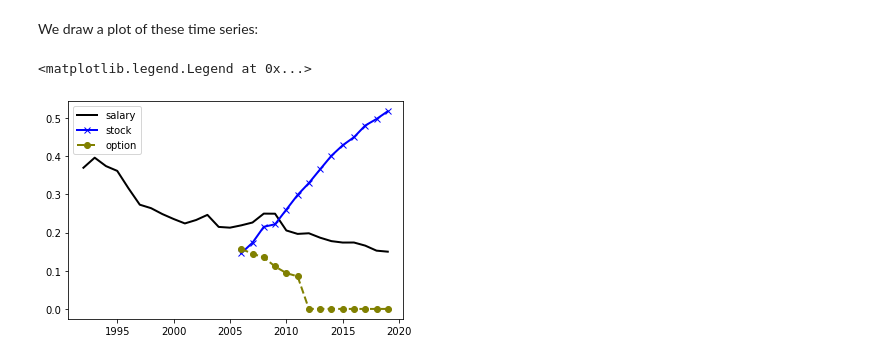
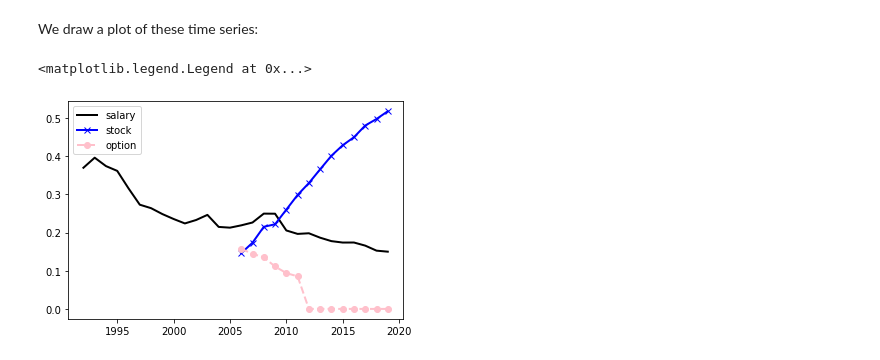
Before and after one commit to diengiau/py18plus, a Jupyter notebook: 11_execucomp.ipynb, the cells around one changed output. Saved outputs shown, nothing was run; the diff lists cells and outputs as text; code cells hidden in the pictures.

```diff
--- a/11_execucomp.ipynb
+++ b/11_execucomp.ipynb
@@ -237,10 +239,10 @@ We draw a plot of these time series:
 # %%
 import matplotlib.pyplot as plt
 
 plt.plot('year', 'salary_pct', data=CompComponent, marker='', color='black', linewidth=2,label="salary")
 plt.plot('year', 'stock_pct', data=CompComponent, marker='x', color='blue', linewidth=2, label="stock")
-plt.plot('year', 'option_pct', data=CompComponent, marker='o', color='olive', linewidth=2, linestyle='dashed', label="option")
+plt.plot('year', 'option_pct', data=CompComponent, marker='o', color='pink', linewidth=2, linestyle='dashed', label="option")
 plt.legend()
 # %% [output]
 <matplotlib.legend.Legend at 0x...>
-[figure, old version]
+[figure, new version]
```
Also changed, not shown: parts of 1 cell of this notebook, 1 other file.
